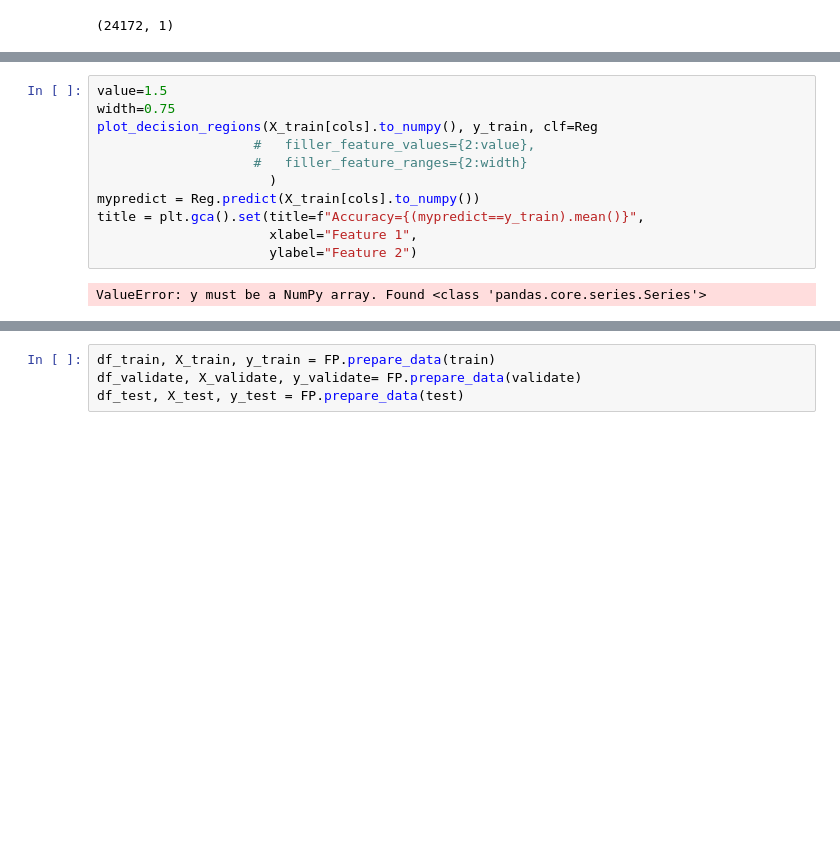
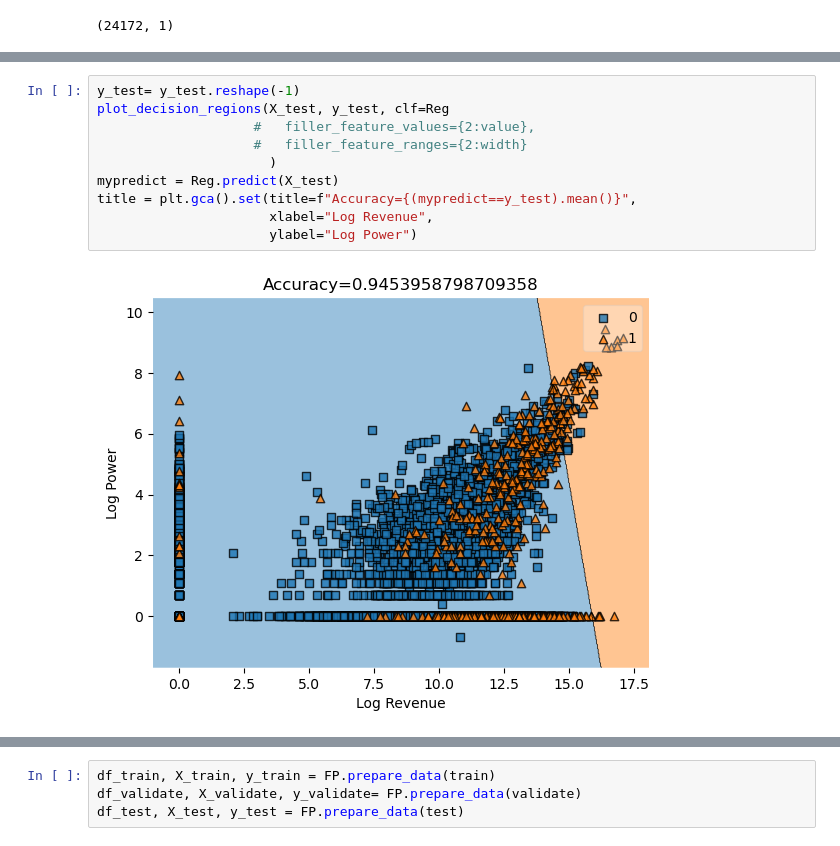
Before and after one commit to Xianzhiwang1/Leet-Code-Project, a Jupyter notebook: posts/final-blog-post/index.ipynb, the cells around one changed output, grey strips where cells are left out. Saved outputs shown, nothing was run; the diff lists cells and outputs as text; blank space fills up the shorter version.

```diff
--- a/posts/final-blog-post/index.ipynb
+++ b/posts/final-blog-post/index.ipynb
@@ -674,14 +673,13 @@ False
 # %%
-value=1.5
-width=0.75
-plot_decision_regions(X_train[cols].to_numpy(), y_train, clf=Reg
+y_test= y_test.reshape(-1)
+plot_decision_regions(X_test, y_test, clf=Reg
                     #   filler_feature_values={2:value},
                     #   filler_feature_ranges={2:width}
                       )
-mypredict = Reg.predict(X_train[cols].to_numpy())
-title = plt.gca().set(title=f"Accuracy={(mypredict==y_train).mean()}",
-                      xlabel="Feature 1",
-                      ylabel="Feature 2")
+mypredict = Reg.predict(X_test)
+title = plt.gca().set(title=f"Accuracy={(mypredict==y_test).mean()}",
+                      xlabel="Log Revenue",
+                      ylabel="Log Power")
 # %% [output]
-ValueError: y must be a NumPy array. Found <class 'pandas.core.series.Series'>
+[figure, added]
 # %% [markdown]
```
Also changed, not shown: parts of 32 cells of this notebook, 28 other files.
